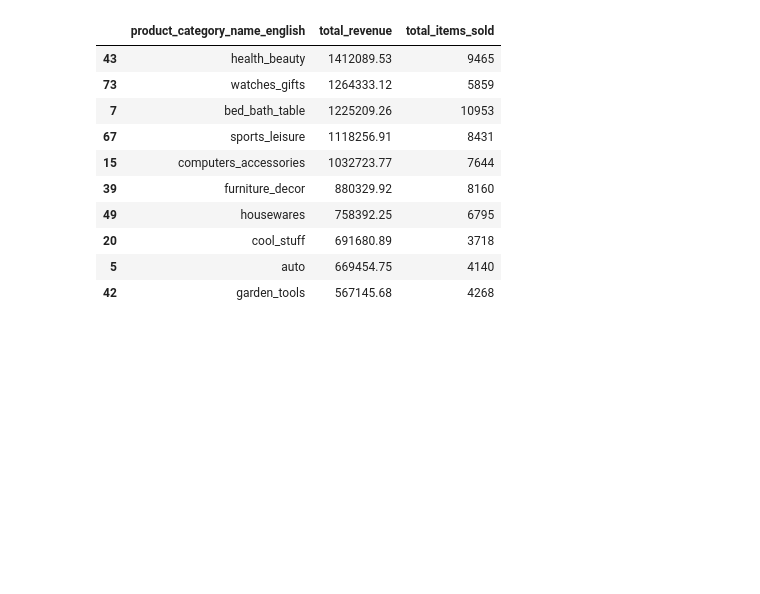
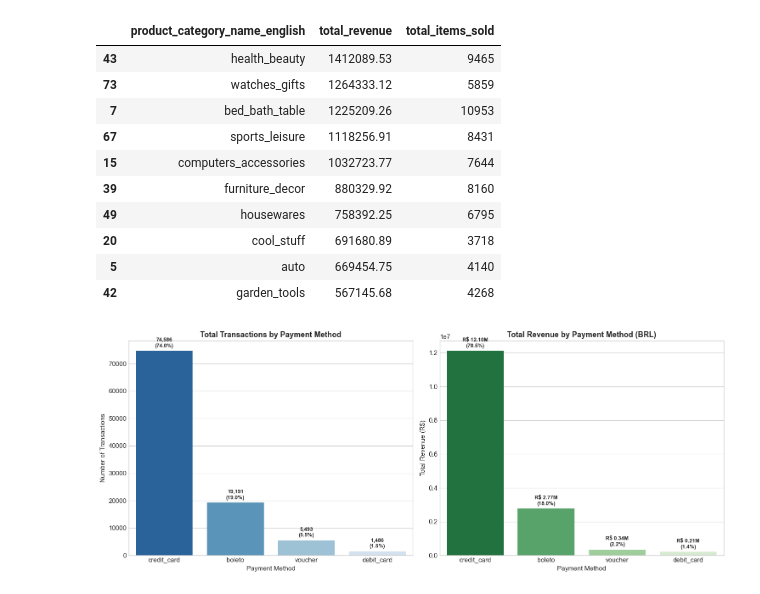
Before and after one commit to MehulSharma01223/MarketLens, a Jupyter notebook: notebooks/02_sales_analysis.ipynb, the cells around one changed output. Drawn from its saved outputs; the diff is of its cells as text; code cells hidden in the pictures; blank space fills up the shorter version.

Commit message:
feat(eda): add payment method transaction and revenue distribution chart

```diff
--- a/notebooks/02_sales_analysis.ipynb
+++ b/notebooks/02_sales_analysis.ipynb
@@ -139,3 +139,92 @@ Chart saved successfully to ../reports/figures/02_top_10_categories_revenue.png
 | 20 | cool_stuff | 691680.89 | 3718 |
 | 5 | auto | 669454.75 | 4140 |
 | 42 | garden_tools | 567145.68 | 4268 |
+# %%
+# ==============================================================
+# Graph 3: Payment Methods Distribution (Volume vs Total Revenue)
+# ==============================================================
+
+# 1. Delivered orders ko payments table ke sath merge karna
+order_payments_merged = delivered_orders.merge(payments, on="order_id", how="inner")
+
+# 2. Payment Type Distribution summarize karna
+pay_summary = order_payments_merged.groupby("payment_type").agg(
+    total_transactions=("payment_sequential", "count"),
+    total_payment_value=("payment_value", "sum"),
+    avg_transaction_value=("payment_value", "mean")
+).reset_index()
+
+# Percentages calculate karna
+pay_summary["pct_transactions"] = (pay_summary["total_transactions"] / pay_summary["total_transactions"].sum()) * 100
+pay_summary["pct_revenue"] = (pay_summary["total_payment_value"] / pay_summary["total_payment_value"].sum()) * 100
+pay_summary = pay_summary.sort_values(by="total_transactions", ascending=False)
+
+# 3. Figure & Subplots Setup (1 Row, 2 Columns)
+fig, (ax1, ax2) = plt.subplots(1, 2, figsize=(15, 6))
+
+# Subplot 1: Transaction Share
+sns.barplot(
+    data=pay_summary,
+    x="payment_type",
+    y="total_transactions",
+    hue="payment_type",
+    palette="Blues_r",
+    legend=False,
+    ax=ax1
+)
+ax1.set_title("Total Transactions by Payment Method", fontsize=13, weight="bold")
+ax1.set_xlabel("Payment Method", fontsize=11)
+ax1.set_ylabel("Number of Transactions", fontsize=11)
+
+# Annotations (Values & Percentages) for ax1
+for p in ax1.patches:
+    height = p.get_height()
+    pct = (height / pay_summary["total_transactions"].sum()) * 100
+    ax1.annotate(
+        f"{int(height):,}\n({pct:.1f}%)",
+        (p.get_x() + p.get_width() / 2., height),
+        ha="center", va="bottom",
+        xytext=(0, 4),
+        textcoords="offset points",
+        fontsize=9, weight="bold"
+    )
+
+# Subplot 2: Total Revenue Share
+sns.barplot(
+    data=pay_summary,
+    x="payment_type",
+    y="total_payment_value",
+    hue="payment_type",
+    palette="Greens_r",
+    legend=False,
+    ax=ax2
+)
+ax2.set_title("Total Revenue by Payment Method (BRL)", fontsize=13, weight="bold")
+ax2.set_xlabel("Payment Method", fontsize=11)
+ax2.set_ylabel("Total Revenue (R$)", fontsize=11)
+
+# Annotations (Revenue Values in Millions/Thousands) for ax2
+for p in ax2.patches:
+    height = p.get_height()
+    pct = (height / pay_summary["total_payment_value"].sum()) * 100
+    ax2.annotate(
+        f"R$ {height/1e6:.2f}M\n({pct:.1f}%)",
+        (p.get_x() + p.get_width() / 2., height),
+        ha="center", va="bottom",
+        xytext=(0, 4),
+        textcoords="offset points",
+        fontsize=9, weight="bold"
+    )
+
+fig.tight_layout()
+
+# 4. Image Save
+plt.savefig("../reports/figures/03_payment_method_distribution.png", dpi=300, bbox_inches="tight")
+plt.show()
+
+print("Chart saved successfully to ../reports/figures/03_payment_method_distribution.png")
+
+# 5. Summary Table
+display(pay_summary)
+# %% [output]
+[figure, added]
```
Also changed, not shown: parts of 1 cell of this notebook, 1 other file.
